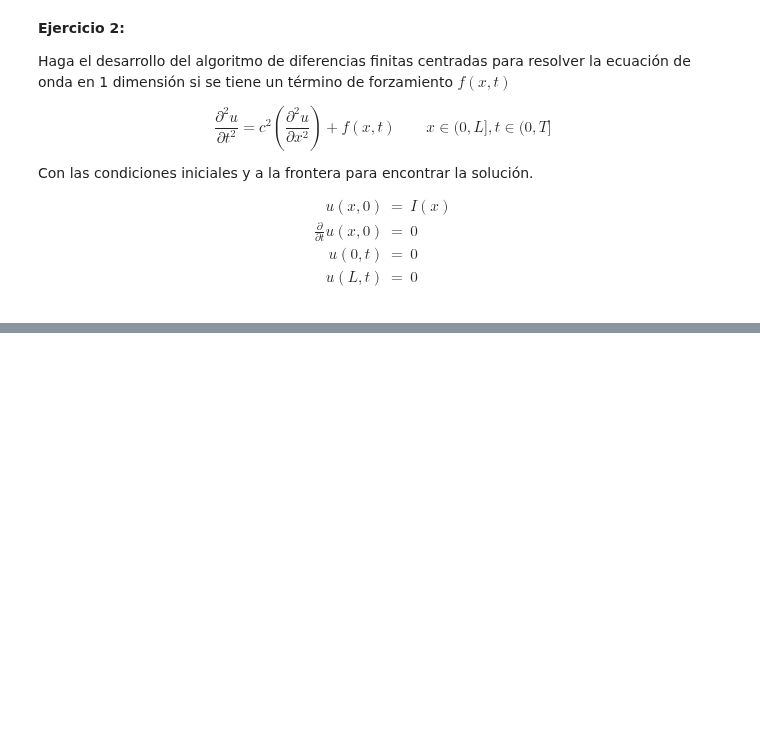
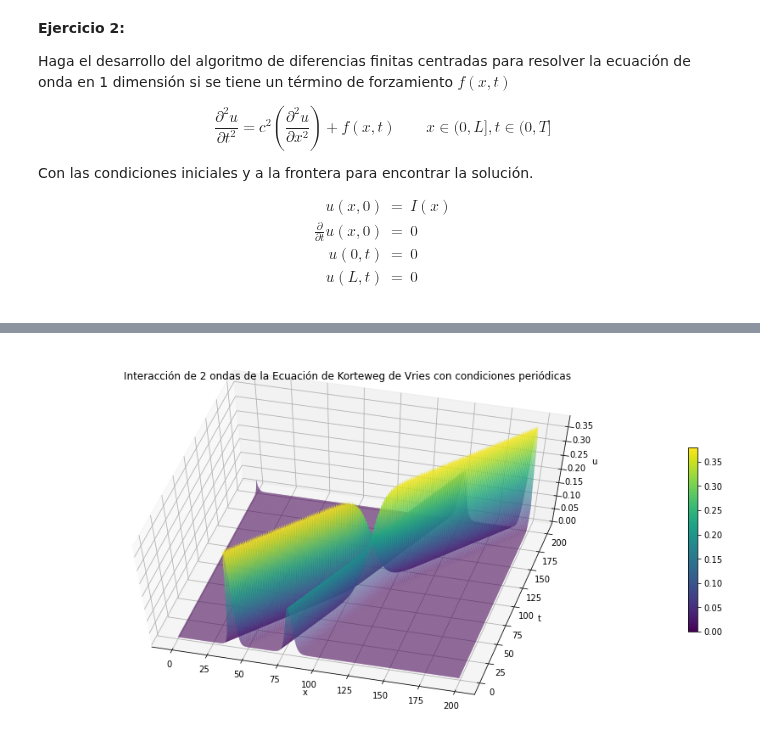
Before and after one commit to carloslizarragac/FisicaComputacional1, a Jupyter notebook: Actividad11.ipynb, the cells around one changed output, grey strips where cells are left out. Saved outputs shown, nothing was run; the diff lists cells and outputs as text; code cells hidden in the pictures; blank space fills up the shorter version.

```diff
--- a/Actividad11.ipynb
+++ b/Actividad11.ipynb
@@ -344 +451,25 @@ u(L,t) & = & 0 \\
+# %%
+# Gráfica tipo superfices en 3D en evolución
+
+fig = plt.figure(figsize=(16,8))
+ax = fig.add_subplot(111, projection='3d')
+
+SX, ST = np.meshgrid(x, t)
+# Ver mapa de colores de Matplotlib
+# https://matplotlib.org/stable/tutorials/colors/colormaps.html
+ax.plot_surface(SX, ST, sol, cmap='viridis', rstride=1, cstride=1, alpha=0.75)
+
+# Grafica una tabla de valores
+m = cm.ScalarMappable(cmap='viridis')
+m.set_array(sol)
+plt.colorbar(m,shrink=0.5)
+
+ax.set_xlabel('x')
+ax.set_ylabel('t')
+ax.set_zlabel('u')
+ax.view_init(elev=60, azim=-75)
+ax.set_title('Interacción de 2 ondas de la Ecuación de Korteweg de Vries con condiciones periódicas')
+plt.show()
+# %% [output]
+[figure, added]
 # %%
```
Also changed, not shown: parts of 4 cells of this notebook.
